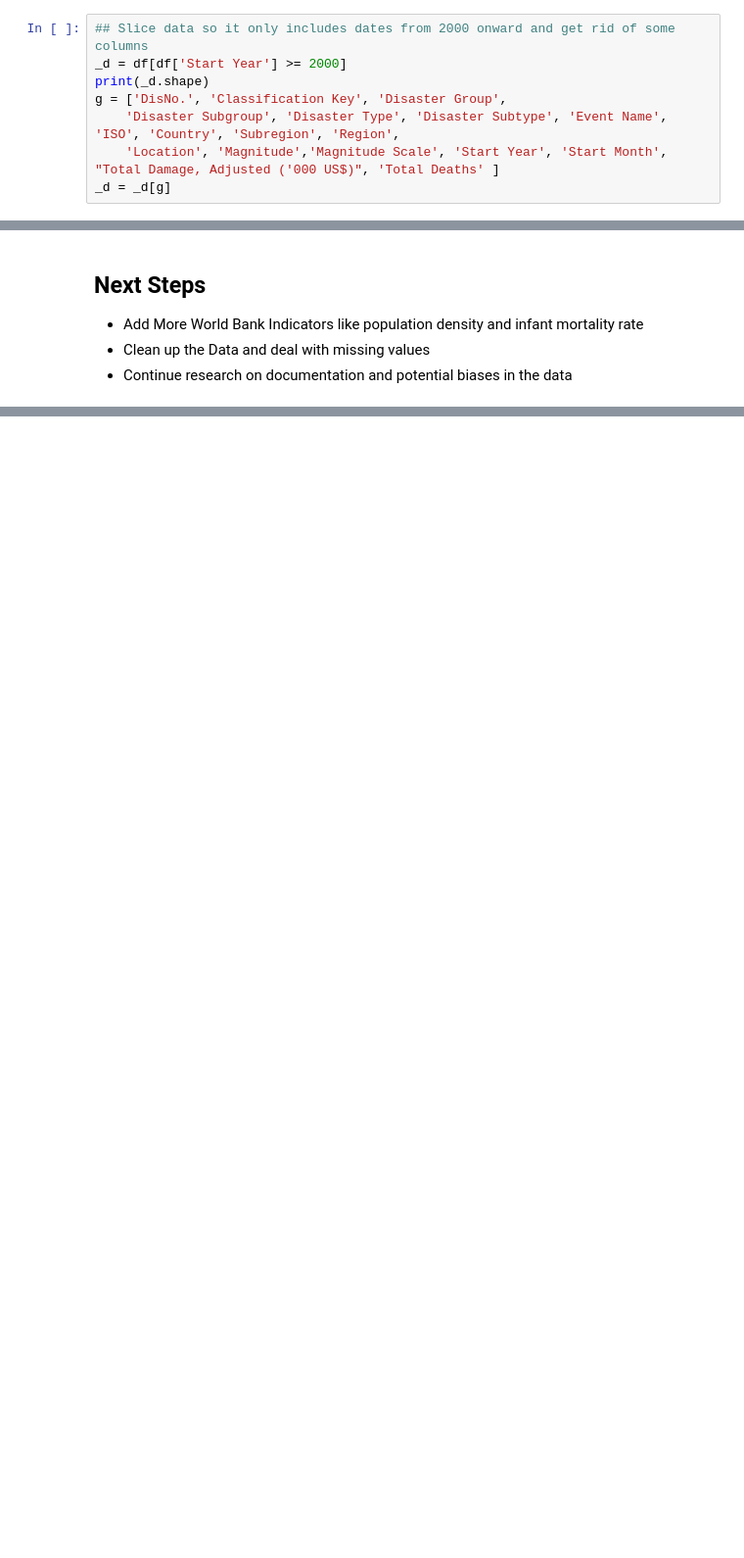
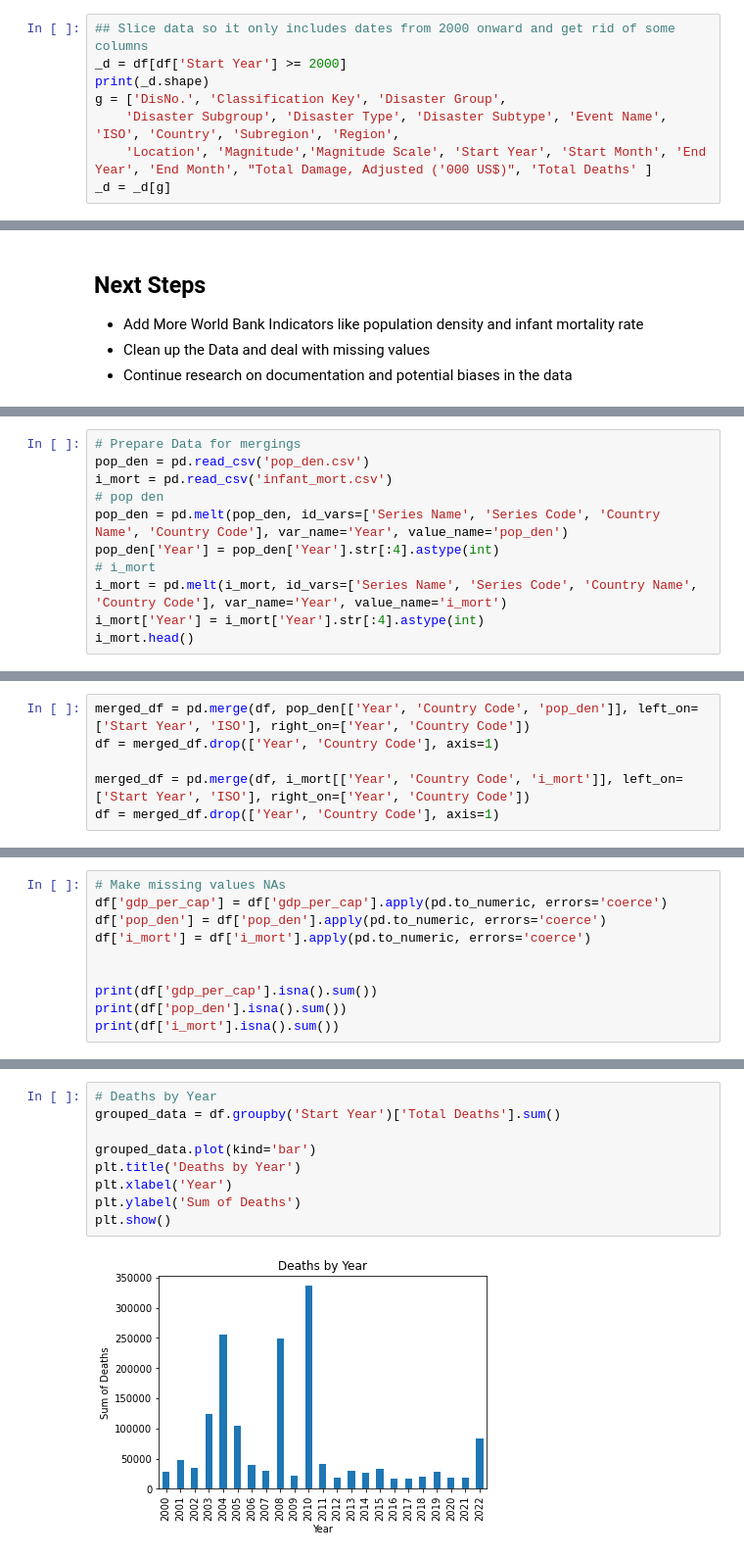
Before and after one commit to harrissamuel/24Spr_-S-Harris-_-disasters-, a Jupyter notebook: Sample_Capstone/code/data_loading/load_data.ipynb, the cells around one changed output, grey strips where cells are left out. Shown at 98% size. Cells and saved outputs as stored; diff of their text form; blank space fills up the shorter version.

Commit message:
Added Infant mortality + pop_den

```diff
--- a/Sample_Capstone/code/data_loading/load_data.ipynb
+++ b/Sample_Capstone/code/data_loading/load_data.ipynb
@@ -94,7 +96,7 @@ _d = df[df['Start Year'] >= 2000]
 print(_d.shape)
 g = ['DisNo.', 'Classification Key', 'Disaster Group',
     'Disaster Subgroup', 'Disaster Type', 'Disaster Subtype', 'Event Name', 'ISO', 'Country', 'Subregion', 'Region',
-    'Location', 'Magnitude','Magnitude Scale', 'Start Year', 'Start Month', "Total Damage, Adjusted ('000 US$)", 'Total Deaths' ]
+    'Location', 'Magnitude','Magnitude Scale', 'Start Year', 'Start Month', 'End Year', 'End Month', "Total Damage, Adjusted ('000 US$)", 'Total Deaths' ]
 _d = _d[g]
 # %% [output]
 (15573, 46)
@@ -365,0 +366,11 @@ df
+# %%
+# Prepare Data for mergings
+pop_den = pd.read_csv('pop_den.csv')
+i_mort = pd.read_csv('infant_mort.csv')
+# pop den
+pop_den = pd.melt(pop_den, id_vars=['Series Name', 'Series Code', 'Country Name', 'Country Code'], var_name='Year', value_name='pop_den')
+pop_den['Year'] = pop_den['Year'].str[:4].astype(int)
+# i_mort
+i_mort = pd.melt(i_mort, id_vars=['Series Name', 'Series Code', 'Country Name', 'Country Code'], var_name='Year', value_name='i_mort')
+i_mort['Year'] = i_mort['Year'].str[:4].astype(int)
+i_mort.head()
@@ -365,0 +384,6 @@ df
+# %%
+merged_df = pd.merge(df, pop_den[['Year', 'Country Code', 'pop_den']], left_on=['Start Year', 'ISO'], right_on=['Year', 'Country Code'])
+df = merged_df.drop(['Year', 'Country Code'], axis=1)
+
+merged_df = pd.merge(df, i_mort[['Year', 'Country Code', 'i_mort']], left_on=['Start Year', 'ISO'], right_on=['Year', 'Country Code'])
+df = merged_df.drop(['Year', 'Country Code'], axis=1)
@@ -365,0 +406,10 @@ df
+# %%
+# Make missing values NAs
+df['gdp_per_cap'] = df['gdp_per_cap'].apply(pd.to_numeric, errors='coerce')
+df['pop_den'] = df['pop_den'].apply(pd.to_numeric, errors='coerce')
+df['i_mort'] = df['i_mort'].apply(pd.to_numeric, errors='coerce')
+
+
+print(df['gdp_per_cap'].isna().sum())
+print(df['pop_den'].isna().sum())
+print(df['i_mort'].isna().sum())
@@ -365,0 +430,11 @@ df
+# %%
+# Deaths by Year
+grouped_data = df.groupby('Start Year')['Total Deaths'].sum()
+
+grouped_data.plot(kind='bar')
+plt.title('Deaths by Year')
+plt.xlabel('Year')
+plt.ylabel('Sum of Deaths')
+plt.show()
+# %% [output]
+[figure, added]
```
Also changed, not shown: parts of 20 cells of this notebook, 2 other files.
